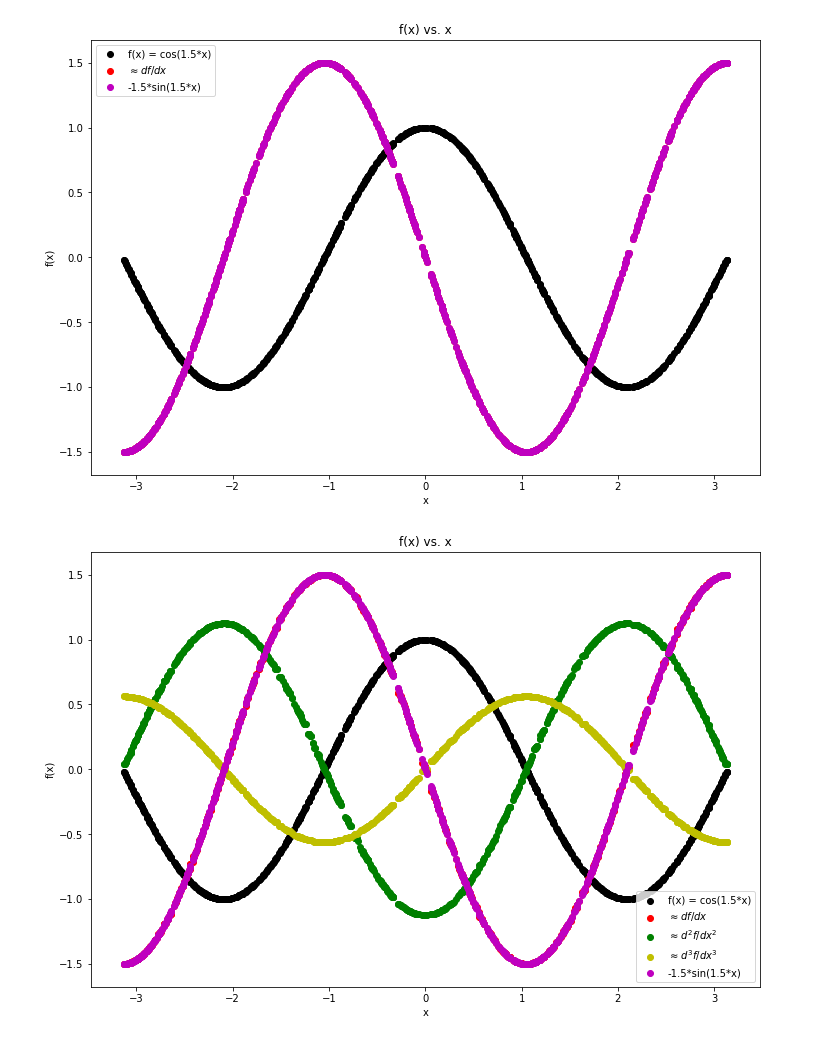
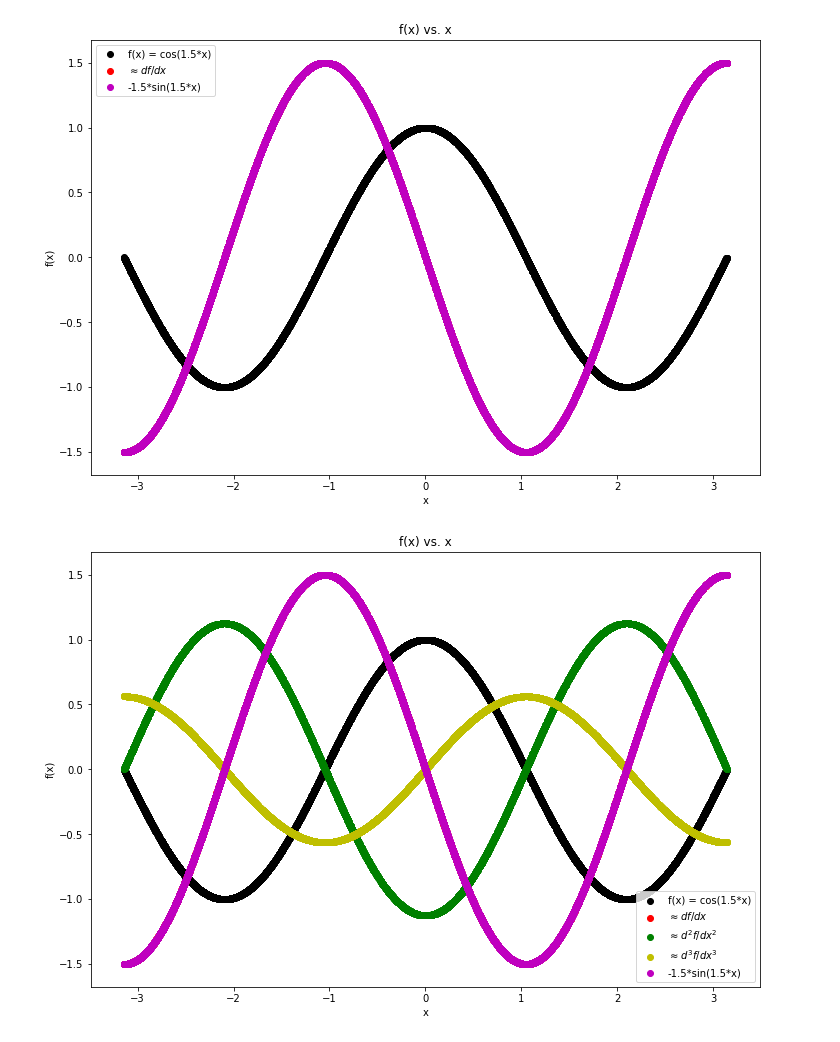
Before and after one commit to infophysics/EntropicTrajectories, a Jupyter notebook: notebooks/MLS Demo 1D.ipynb, the cells around one changed output. Drawn from its saved outputs; the diff is of its cells as text; code cells hidden in the pictures.

```diff
--- a/notebooks/MLS Demo 1D.ipynb
+++ b/notebooks/MLS Demo 1D.ipynb
@@ -12,7 +12,7 @@ import etraj.etraj as et
 # %%
 # create a random one-dimensional grid
 # between -pi and pi.
-N = 1000
+N = 10000
 x = np.random.uniform(-np.pi,np.pi,N)
 
 g = UGrid(x)
@@ -162,21 +162,20 @@ plt.show()
 # %%
 # an even more compact way is to use the derivative function
 k = 6
-g.query_neighbors(k)
 sfield.get_approximator().set_k(k)
 der_sfield = sfield.derivative(0,1)
 der2_sfield = sfield.derivative(0,2)
 der3_sfield = sfield.derivative(0,3)
 fig, axs = plt.subplots(figsize=(12,8))
 axs.scatter(x,f,color='k',label='f(x) = cos(1.5*x)')
 axs.scatter(x,der_sfield,color='r',label=r'$\approx df/dx$')
 axs.scatter(x,der2_sfield,color='g',label=r'$\approx d^2f/dx^2$')
 axs.scatter(x,der3_sfield,color='y',label=r'$\approx d^3f/dx^3$')
 axs.scatter(x,f_der_true,color='m',label='-1.5*sin(1.5*x)')
 axs.set_xlabel("x")
 axs.set_ylabel("f(x)")
 axs.set_title("f(x) vs. x")
 plt.legend()
 plt.show()
 # %% [output]
-[figure, old version]
+[figure, new version]
```
Also changed, not shown: parts of 5 cells of this notebook, 8 other files.
